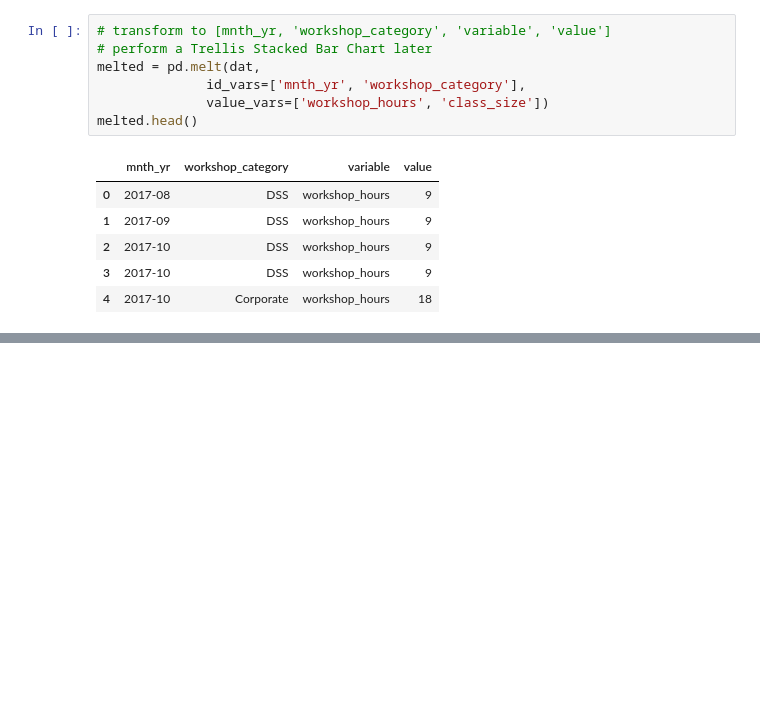
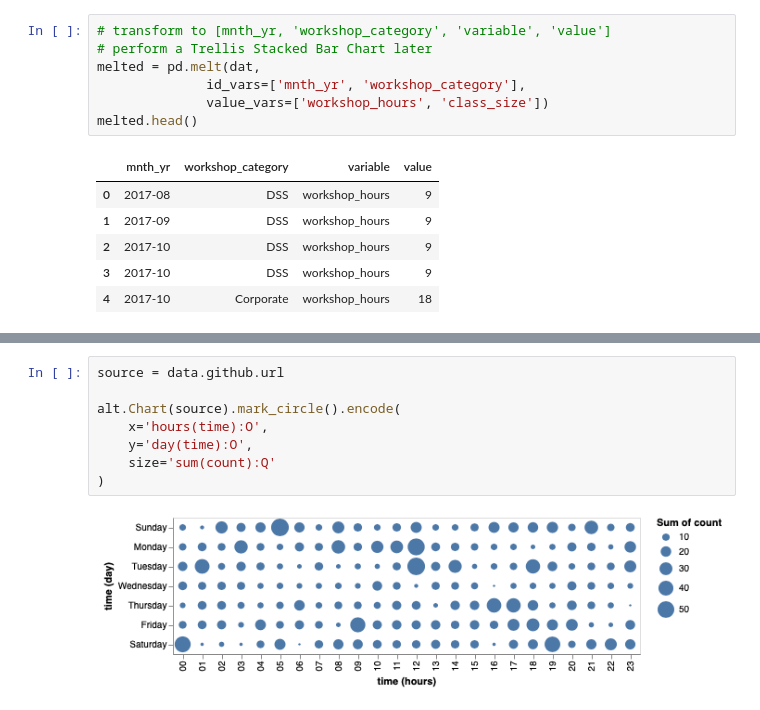
Before and after one commit to onlyphantom/pedagogy, a Jupyter notebook: altair.ipynb, the cells around one changed output, grey strips where cells are left out. Drawn from its saved outputs; the diff is of its cells as text; blank space fills up the shorter version.

```diff
--- a/altair.ipynb
+++ b/altair.ipynb
@@ -118,0 +189,10 @@ alt.Chart(melted).mark_bar().encode(
+# %%
+source = data.github.url
+
+alt.Chart(source).mark_circle().encode(
+    x='hours(time):O',
+    y='day(time):O',
+    size='sum(count):Q'
+)
+# %% [output]
+[figure, added]
```
Also changed, not shown: parts of 14 cells of this notebook.
